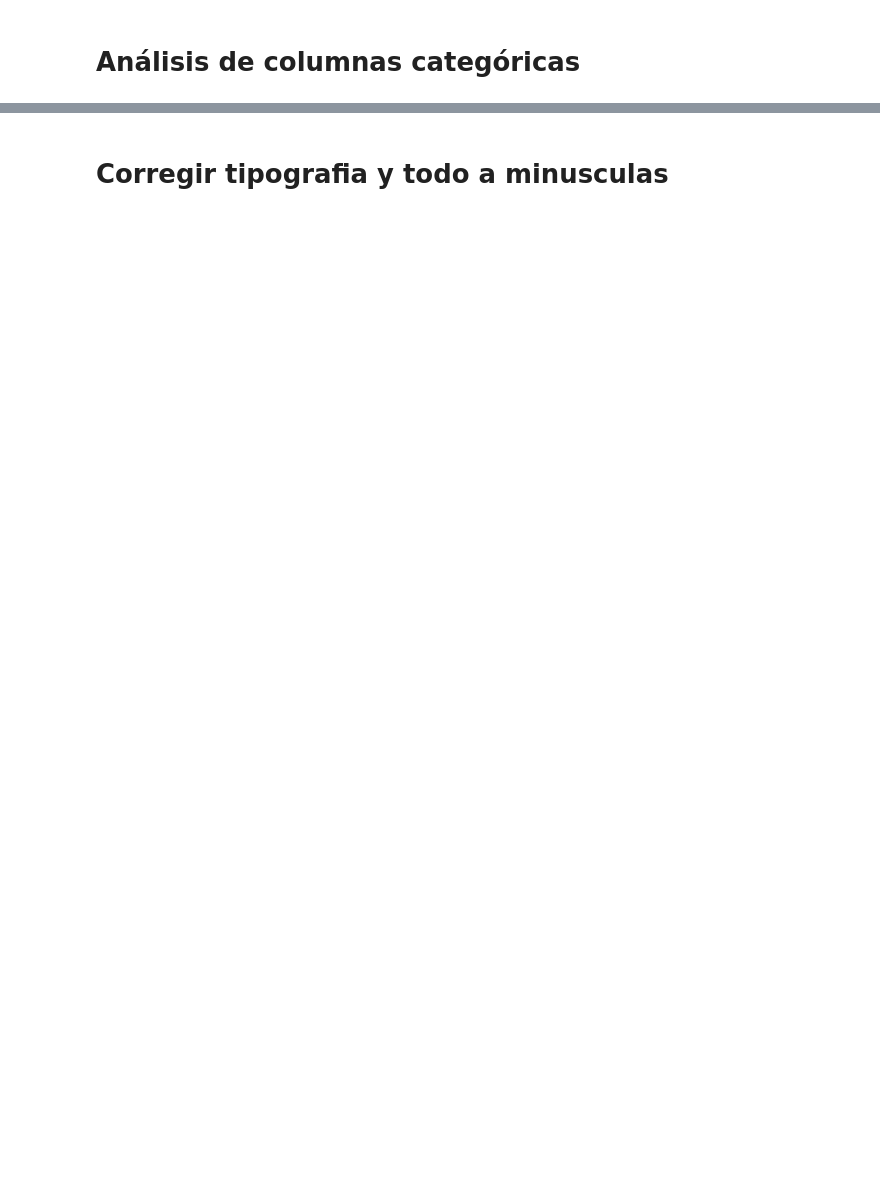
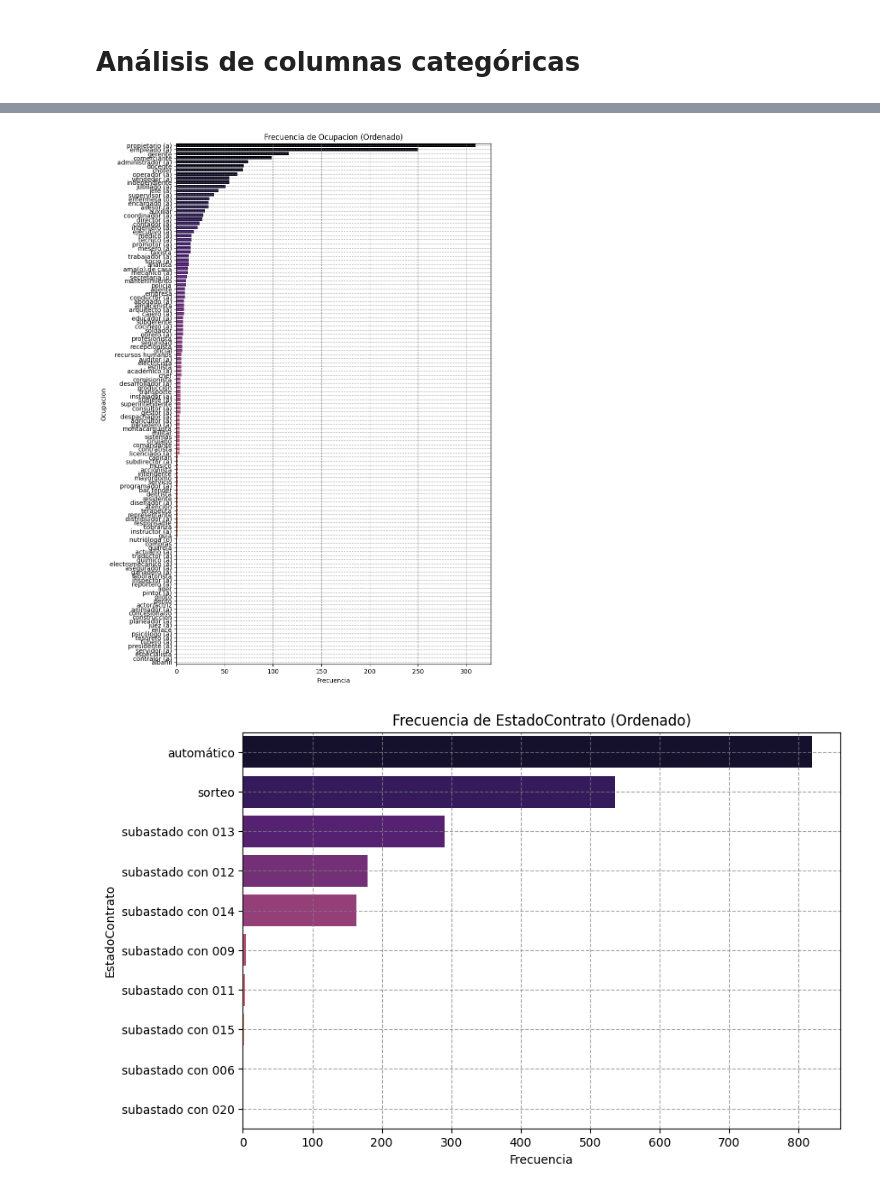
Before and after one commit to RolandoOrtizHerbas/Words, a Jupyter notebook: Programas_Scripts_Jupiter/Limpieza_de_datos.ipynb, the cells around one changed output, grey strips where cells are left out. Saved outputs shown, nothing was run; the diff lists cells and outputs as text; code cells hidden in the pictures; blank space fills up the shorter version.

```diff
--- a/Programas_Scripts_Jupiter/Limpieza_de_datos.ipynb
+++ b/Programas_Scripts_Jupiter/Limpieza_de_datos.ipynb
@@ -237,0 +204,3 @@ for i, col in enumerate(cols_nombres):
+# %%
+cols_categoricos = ['Ocupacion', 'EstadoContrato', 'Producto', 'Legal', 'AZULEstatus',
+           'AdjudicaReal', 'Genero', 'PersonaTipo', 'dtEstadoContrato', 'GrupoOrigenVenta']
@@ -238,2 +209,7 @@ for i, col in enumerate(cols_nombres):
+# %%
+for column in datasetT.columns:
+    # Representar en minúsculas sólo si la columna es categórica
+    if column in cols_categoricos:
+        datasetT[column] = datasetT[column].str.lower()
 # %% [markdown]
 # Análisis de columnas categóricas
@@ -243,5 +216,5 @@ cols_nombres = ['Ocupacion', 'EstadoContrato', 'Producto', 'Legal', 'AZULEstatus
 # %%
-for col in cols_nombres:
-    print(datasetT[col].value_counts())
-    print('-'*20)
+for col in cols_categoricos:
+  print(f'Columna {col}: {datasetT[col].nunique()} subniveles')
+  datasetT[col].describe()
 # %% [output]
@@ -265,7 +231,25 @@ Name: GrupoOrigenVenta, dtype: int64
-# %% [markdown]
-# Corregir tipografia y todo a minusculas
-# %%
-for column in datasetT.columns:
-    # Representar en minúsculas sólo si la columna es categórica
-    if column in cols_nombres:
-        datasetT[column] = datasetT[column].str.lower()
+# %%
+for col in cols_categoricos:
+    orden_categorias = datasetT[col].value_counts().index
+
+    # Ajustar el tamaño de la figura
+    if col == 'Ocupacion':
+        plt.figure(figsize=(9, 15))
+    else:
+        plt.figure(figsize=(9, 6))
+
+    # Crear la gráfica de conteo en orden descendente
+    sns.countplot(data=datasetT, y=col, order=orden_categorias, palette='magma')
+
+    # Títulos y etiquetas
+    plt.title("Frecuencia de " + col +" (Ordenado)")
+    plt.xlabel("Frecuencia")
+    # plt.ylabel("Categorías")
+    plt.ylabel(col)
+    plt.grid(True, which='both', axis='both', linestyle='--', color='gray', alpha=0.7)
+
+    # Mostrar la gráfica
+    plt.show()
+# %% [output]
+[figure, added]
+[figure, added]
```
Also changed, not shown: parts of 46 cells of this notebook, 38 other files.
